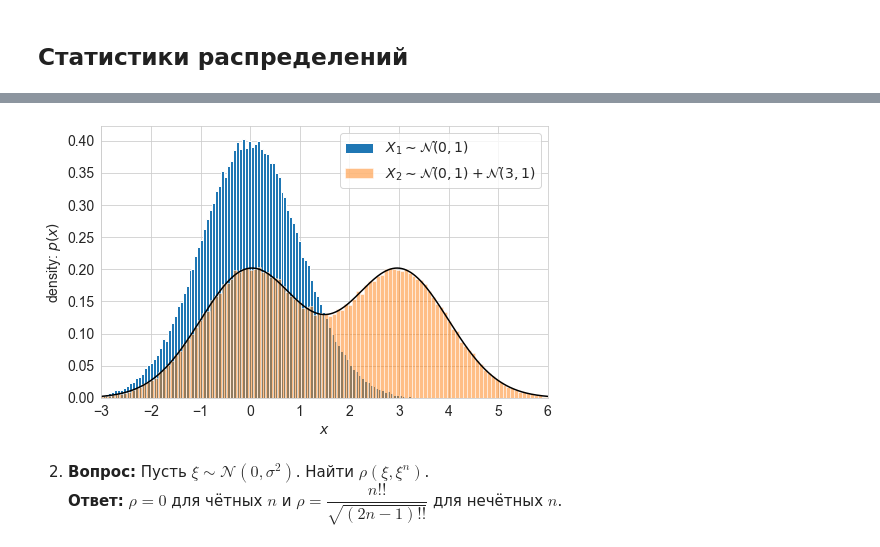
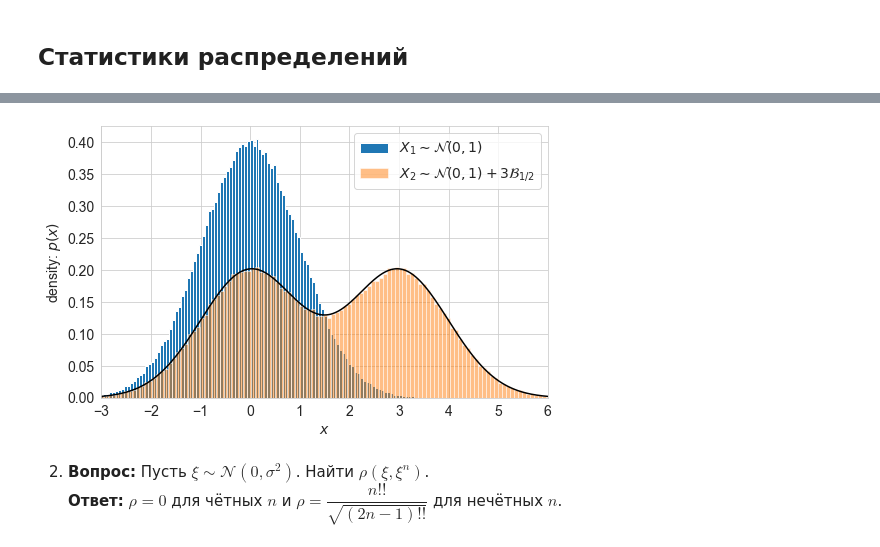
Before and after one commit to aa-savelyev/DaOptSm, a Jupyter notebook: 2.PT/control/Control.ipynb, the cells around one changed output, grey strips where cells are left out. Cells and saved outputs as stored; diff of their text form; code cells hidden in the pictures.

```diff
--- a/2.PT/control/Control.ipynb
+++ b/2.PT/control/Control.ipynb
@@ -32,30 +39,31 @@ seaborn.set_style('whitegrid')
 # %%
 N = int(2e5)
-n_max, a = 2, 3
-X1 = a*np.random.randint(0, n_max, N)
-X2 = np.random.normal(loc=0, scale=1, size=N)
+n_max, A = 2, 3
+X1 = np.random.normal(loc=0, scale=1, size=N)
+# X2 = np.random.normal(loc=3, scale=1, size=N)
+X2 = A*np.random.randint(0, n_max, N)
 
 x = np.linspace(-3, 6, num=1001)
 Y = np.zeros_like(x)
 for i in range(0, n_max):
-    Y += 1./n_max * stats.norm.pdf(x, loc=a*i, scale=1)
+    Y += 1./n_max * stats.norm.pdf(x, loc=A*i, scale=1)
 # %%
 bins = 150
 fig = plt.figure(figsize=(8, 5))
 ax = plt.subplot(1,1,1)
 # plt.title('Одномерные нормальные распределения')
-plt.hist(X2, bins=bins, density=True, label='$X_1 \sim \mathcal{{N}}(0,1)$')
+plt.hist(X1, bins=bins, density=True, label='$X_1 \sim \mathcal{{N}}(0,1)$')
 plt.hist(X1+X2, bins=bins, density=True, alpha=0.5,
-         label='$X_2 \sim \mathcal{{N}}(0,1) + \mathcal{{N}}(3,1)$')
+         label=f'$X_2 \sim \mathcal{{N}}(0,1) + {A}\mathcal{{B}}_{{1/2}}$')
 plt.plot(x, Y, c='k')
 
 plt.xlabel('$x$')
 plt.ylabel('density: $p(x)$')
 plt.xlim([-3, 6])
 plt.legend()
 plt.show()
 # %% [output]
-[figure, old version]
+[figure, new version]
 # %% [markdown]
 2. **Вопрос:** Пусть $\xi \sim \mathcal{{N}}(0,\sigma^2)$. Найти $\rho(\xi, \xi^n)$. \
    **Ответ:** $\rho = 0$ для чётных $n$ и $\rho = \dfrac{n!!}{\sqrt{(2n-1)!!}}$ для нечётных $n$.
```
Also changed, not shown: parts of 16 cells of this notebook, 10 other files.
